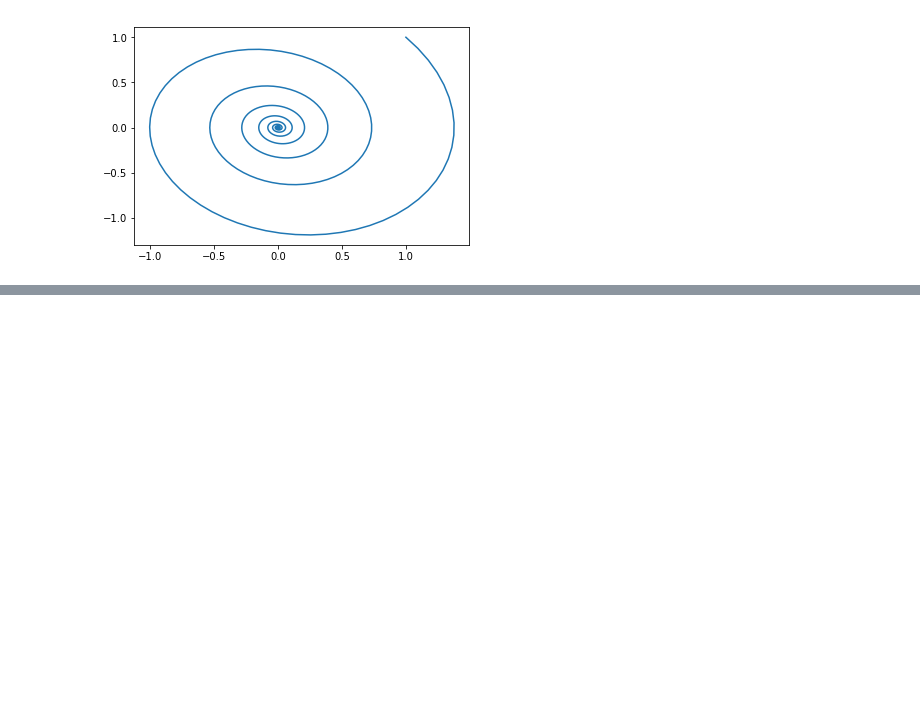
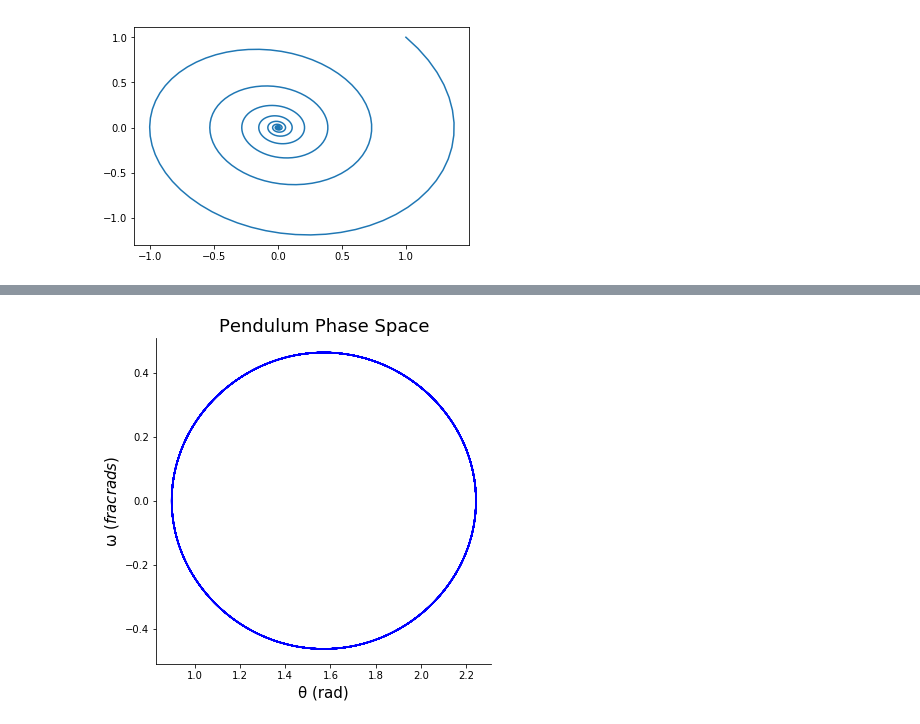
Before and after one commit to Mat092/laboratory-, a Jupyter notebook: some_try_with_odeint.ipynb, the cells around one changed output, grey strips where cells are left out. Saved outputs shown, nothing was run; the diff lists cells and outputs as text; code cells hidden in the pictures; blank space fills up the shorter version.

Commit message:
pendulum added

```diff
--- a/some_try_with_odeint.ipynb
+++ b/some_try_with_odeint.ipynb
@@ -67,0 +67,11 @@ RuntimeError: The size of the array returned by func (1) does not match the size
+# %%
+#now plotting the phase space.
+
+fig, ax = plt.subplots(1,1, figsize = (6,6))
+ax.plot(sol.T[0],sol.T[1], color = "b")
+ax.set_xlabel("θ (rad)", size = 15)
+ax.set_ylabel("ω ($frac{rad}{s}$)", size = 15)
+ax.set_title("Pendulum Phase Space", size = 18)
+sns.despine()
+# %% [output]
+[figure, added]
```
Also changed, not shown: parts of 7 cells of this notebook.
